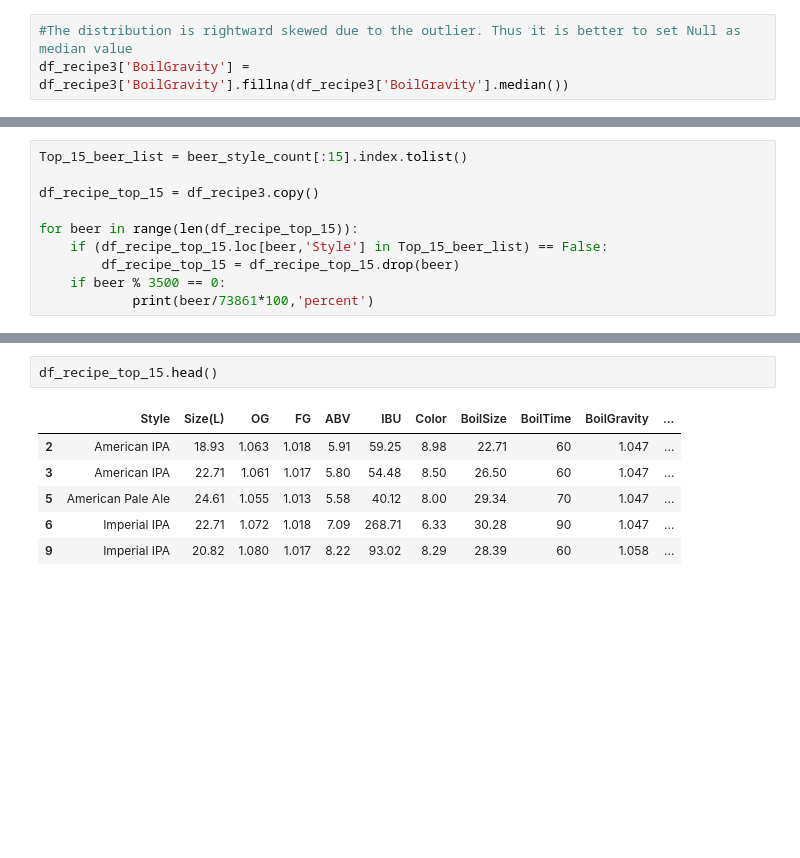
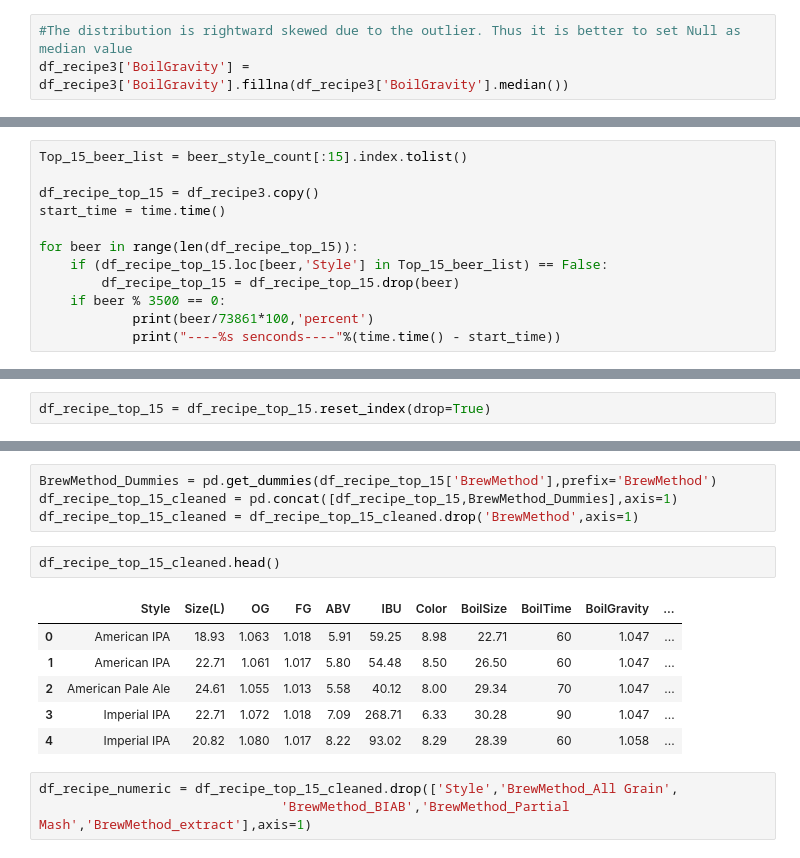
Before and after one commit to JeongChanwoo/DSC2018, a Jupyter notebook: online_test/Beer.ipynb, the cells around one changed output, grey strips where cells are left out. Drawn from its saved outputs; the diff is of its cells as text; blank space fills up the shorter version.

```diff
--- a/online_test/Beer.ipynb
+++ b/online_test/Beer.ipynb
@@ -390,11 +396,13 @@ df_recipe3.describe()
 Top_15_beer_list = beer_style_count[:15].index.tolist()
 
 df_recipe_top_15 = df_recipe3.copy()
+start_time = time.time()
 
 for beer in range(len(df_recipe_top_15)):
     if (df_recipe_top_15.loc[beer,'Style'] in Top_15_beer_list) == False:
         df_recipe_top_15 = df_recipe_top_15.drop(beer)
     if beer % 3500 == 0:
             print(beer/73861*100,'percent')
+            print("----%s senconds----"%(time.time() - start_time))
 # %% [output]
 0.0 percent
@@ -418,0 +429,2 @@ df_recipe_top_15= df_recipe_top_15.drop('SugarScale',axis=1)
+# %%
+df_recipe_top_15 = df_recipe_top_15.reset_index(drop=True)
@@ -419,9 +442,16 @@ df_recipe_top_15= df_recipe_top_15.drop('SugarScale',axis=1)
+# %%
+BrewMethod_Dummies = pd.get_dummies(df_recipe_top_15['BrewMethod'],prefix='BrewMethod')
+df_recipe_top_15_cleaned = pd.concat([df_recipe_top_15,BrewMethod_Dummies],axis=1)
+df_recipe_top_15_cleaned = df_recipe_top_15_cleaned.drop('BrewMethod',axis=1)
 # %%
-df_recipe_top_15.head()
+df_recipe_top_15_cleaned.head()
 # %% [output]
 |  | Style | Size(L) | OG | FG | ABV | IBU | Color | BoilSize | BoilTime | BoilGravity | ... |
-| 2 | American IPA | 18.93 | 1.063 | 1.018 | 5.91 | 59.25 | 8.98 | 22.71 | 60 | 1.047 | ... |
-| 3 | American IPA | 22.71 | 1.061 | 1.017 | 5.80 | 54.48 | 8.50 | 26.50 | 60 | 1.047 | ... |
-| 5 | American Pale Ale | 24.61 | 1.055 | 1.013 | 5.58 | 40.12 | 8.00 | 29.34 | 70 | 1.047 | ... |
-| 6 | Imperial IPA | 22.71 | 1.072 | 1.018 | 7.09 | 268.71 | 6.33 | 30.28 | 90 | 1.047 | ... |
-| 9 | Imperial IPA | 20.82 | 1.080 | 1.017 | 8.22 | 93.02 | 8.29 | 28.39 | 60 | 1.058 | ... |
+| 0 | American IPA | 18.93 | 1.063 | 1.018 | 5.91 | 59.25 | 8.98 | 22.71 | 60 | 1.047 | ... |
+| 1 | American IPA | 22.71 | 1.061 | 1.017 | 5.80 | 54.48 | 8.50 | 26.50 | 60 | 1.047 | ... |
+| 2 | American Pale Ale | 24.61 | 1.055 | 1.013 | 5.58 | 40.12 | 8.00 | 29.34 | 70 | 1.047 | ... |
+| 3 | Imperial IPA | 22.71 | 1.072 | 1.018 | 7.09 | 268.71 | 6.33 | 30.28 | 90 | 1.047 | ... |
+| 4 | Imperial IPA | 20.82 | 1.080 | 1.017 | 8.22 | 93.02 | 8.29 | 28.39 | 60 | 1.058 | ... |
+# %%
+df_recipe_numeric = df_recipe_top_15_cleaned.drop(['Style','BrewMethod_All Grain',
+                               'BrewMethod_BIAB','BrewMethod_Partial Mash','BrewMethod_extract'],axis=1)
```
Also changed, not shown: parts of 50 cells of this notebook, 6 other files.
